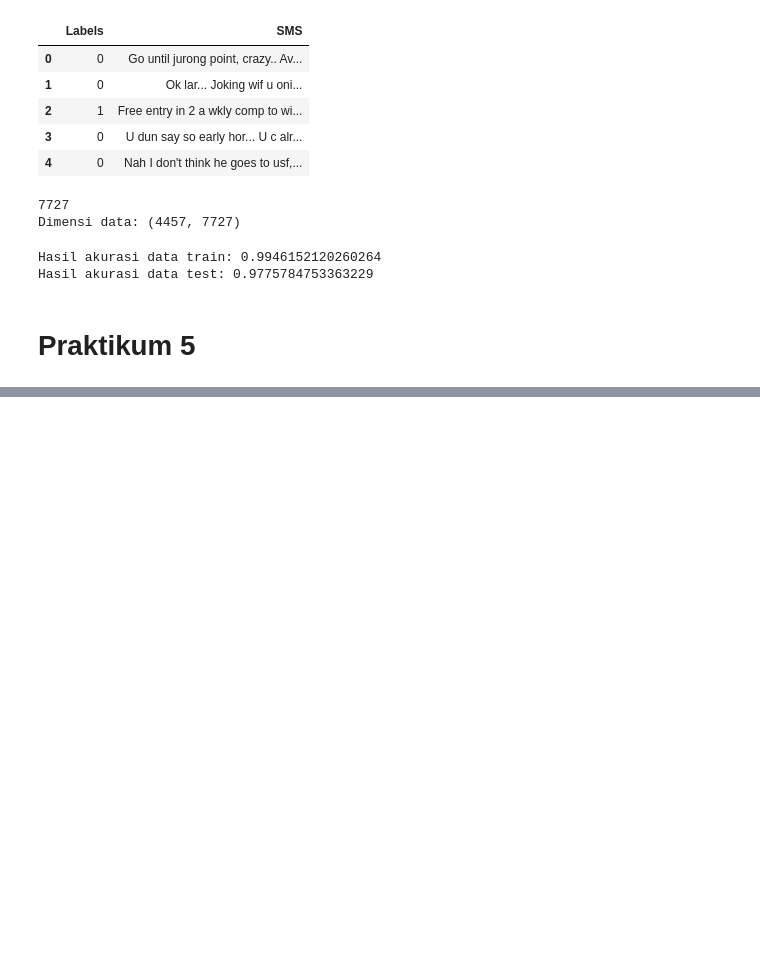
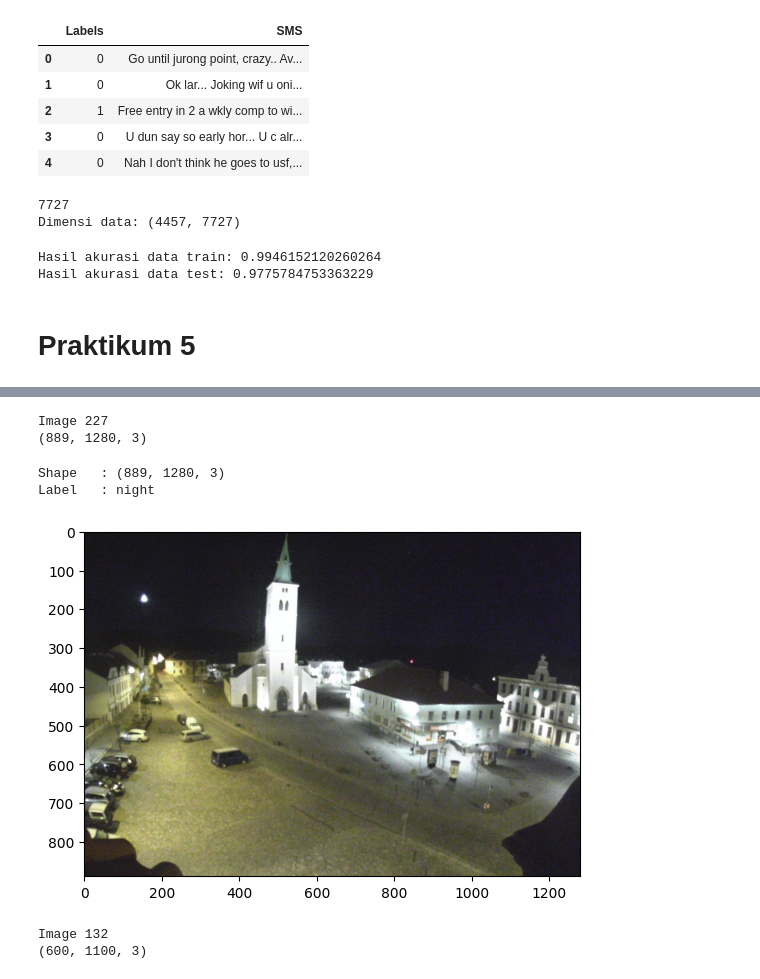
Before and after one commit to Saonoke/machine-learning-2024, a Jupyter notebook: week4.ipynb, the cells around one changed output, grey strips where cells are left out. Saved outputs shown, nothing was run; the diff lists cells and outputs as text; code cells hidden in the pictures; blank space fills up the shorter version.

```diff
--- a/week4.ipynb
+++ b/week4.ipynb
@@ -645,3 +645,22 @@ import pandas as pd
 # Image directories
 train_dir = "images/training/"
 test_dir = "images/test/"
+# %%
+def load_dataset(img_dir):
+    p = Path(img_dir)
+    dirs = p.glob('*')
+
+    img_list = []
+
+    for dir in dirs:
+        label = str(dir).split('/')[-1]
+        for file in dir.glob('*.jpg'):
+            img = mpimg.imread(file)
+
+            if not img is None:
+                img_list.append((img, label))
+
+    return img_list
+# %%
+# Load training data
+train_img = load_dataset(train_dir)
@@ -647,0 +689,28 @@ test_dir = "images/test/"
+# %%
+# Random size checking
+pick_random = np.random.randint(0, len(train_img))
+
+# Check img size
+print(f'Image {pick_random}')
+print(train_img[pick_random][0].shape)
+# %% [output]
+Image 227
+(889, 1280, 3)
+# %%
+# Function to Visualize
+def random_img_viz(img_list):
+    rand_num = np.random.randint(0, len(img_list))
+
+    img = img_list[rand_num][0]
+    label = img_list[rand_num][1]
+    label_str = 'day' if label == 1 else 'night'
+
+    plt.imshow(img)
+    print(f'Shape\t: {img.shape}')
+    print(f'Label\t: {label}')
+# %%
+random_img_viz(train_img)
+# %% [output]
+Shape   : (889, 1280, 3)
+Label   : night
+[figure, added]
@@ -647,0 +755,11 @@ test_dir = "images/test/"
+# %%
+
+# Random size checking
+pick_random = np.random.randint(0, len(train_std_img_list))
+
+# Check img size
+print(f'Image {pick_random}')
+print(train_std_img_list[pick_random][0].shape)
+# %% [output]
+Image 132
+(600, 1100, 3)
```
Also changed, not shown: parts of 18 cells of this notebook.
